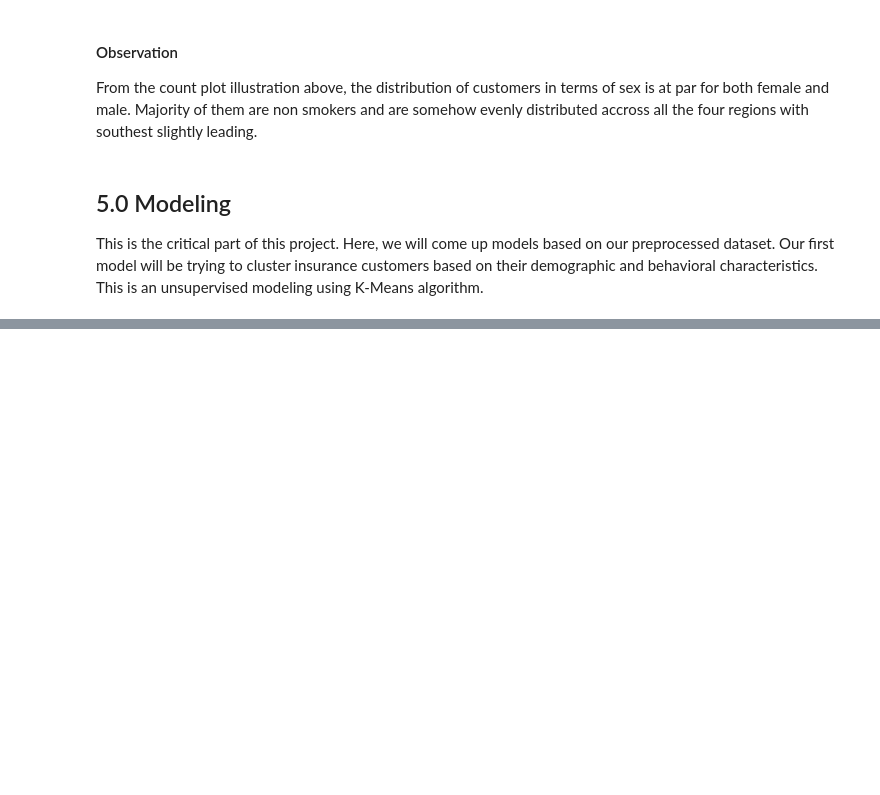
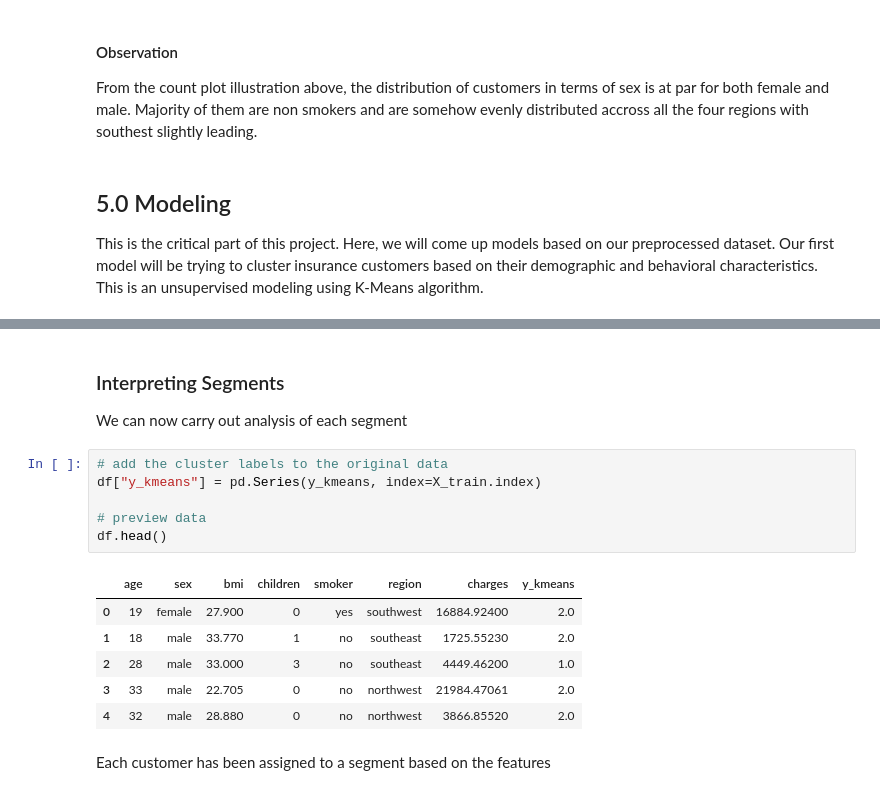
Before and after one commit to James-Kosgei/Phase-4-Project-, a Jupyter notebook: idex.ipynb, the cells around one changed output, grey strips where cells are left out. Cells and saved outputs as stored; diff of their text form; blank space fills up the shorter version.

```diff
--- a/idex.ipynb
+++ b/idex.ipynb
@@ -305,0 +333,18 @@ plt.show()
+# %% [markdown]
+### Interpreting Segments
+We can now carry out analysis of each segment
+# %%
+# add the cluster labels to the original data
+df["y_kmeans"] = pd.Series(y_kmeans, index=X_train.index)
+
+# preview data
+df.head()
+# %% [output]
+|  | age | sex | bmi | children | smoker | region | charges | y_kmeans |
+| 0 | 19 | female | 27.900 | 0 | yes | southwest | 16884.92400 | 2.0 |
+| 1 | 18 | male | 33.770 | 1 | no | southeast | 1725.55230 | 2.0 |
+| 2 | 28 | male | 33.000 | 3 | no | southeast | 4449.46200 | 1.0 |
+| 3 | 33 | male | 22.705 | 0 | no | northwest | 21984.47061 | 2.0 |
+| 4 | 32 | male | 28.880 | 0 | no | northwest | 3866.85520 | 2.0 |
+# %% [markdown]
+Each customer has been assigned to a segment based on the features
```
Also changed, not shown: parts of 17 cells of this notebook.
